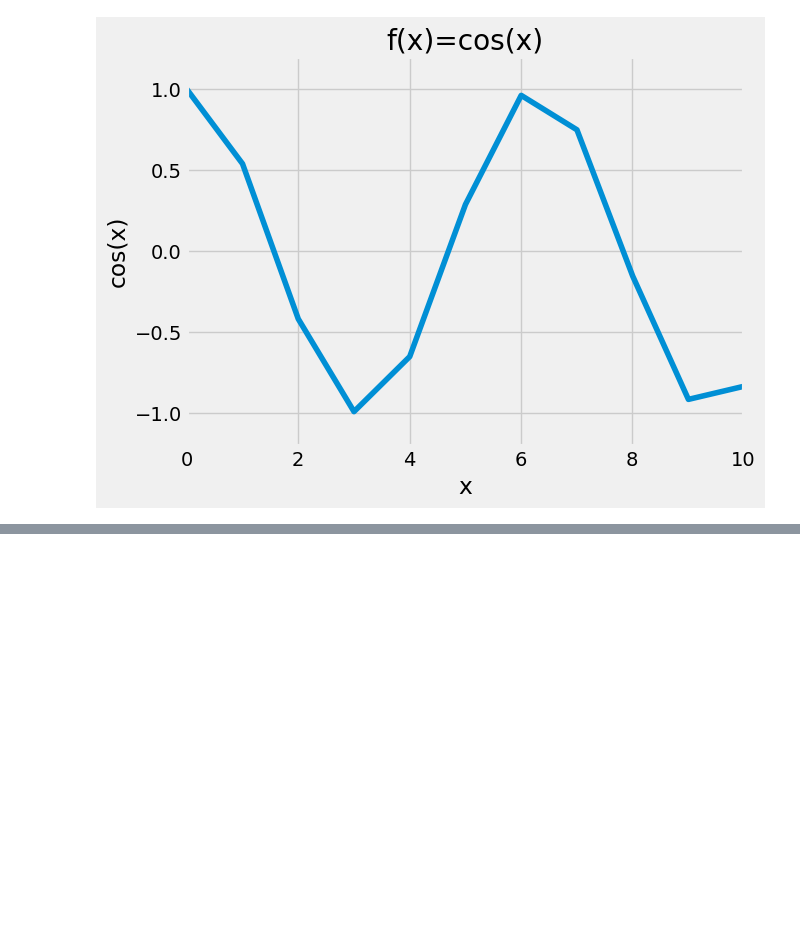
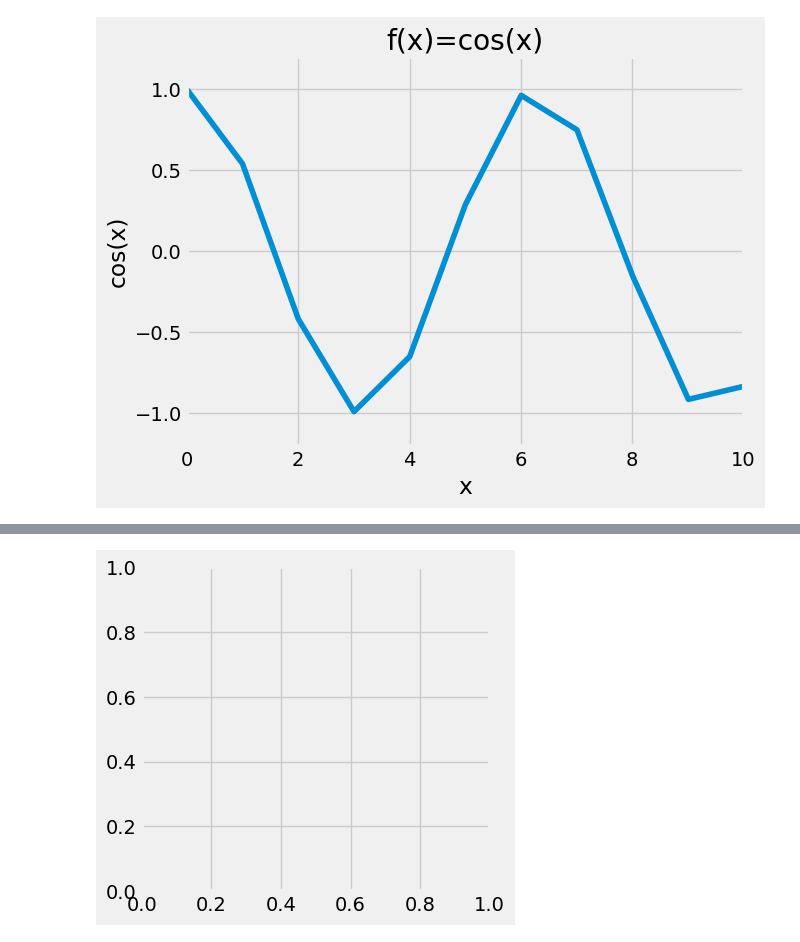
Before and after one commit to lucas-mt/studyPY, a Jupyter notebook: explicaçõesPY/módulos/matplotlib/linhas.ipynb, the cells around one changed output, grey strips where cells are left out. Cells and saved outputs as stored; diff of their text form; code cells hidden in the pictures; blank space fills up the shorter version.

```diff
--- a/explicaçõesPY/módulos/matplotlib/linhas.ipynb
+++ b/explicaçõesPY/módulos/matplotlib/linhas.ipynb
@@ -474,0 +487,5 @@ ax.plot(x, np.cos(x))
+# %%
+fig = plt.figure(figsize=(4, 4))
+ax = plt.axes()
+# %% [output]
+[figure, added]
```
Also changed, not shown: parts of 7 cells of this notebook, 1 other file.
